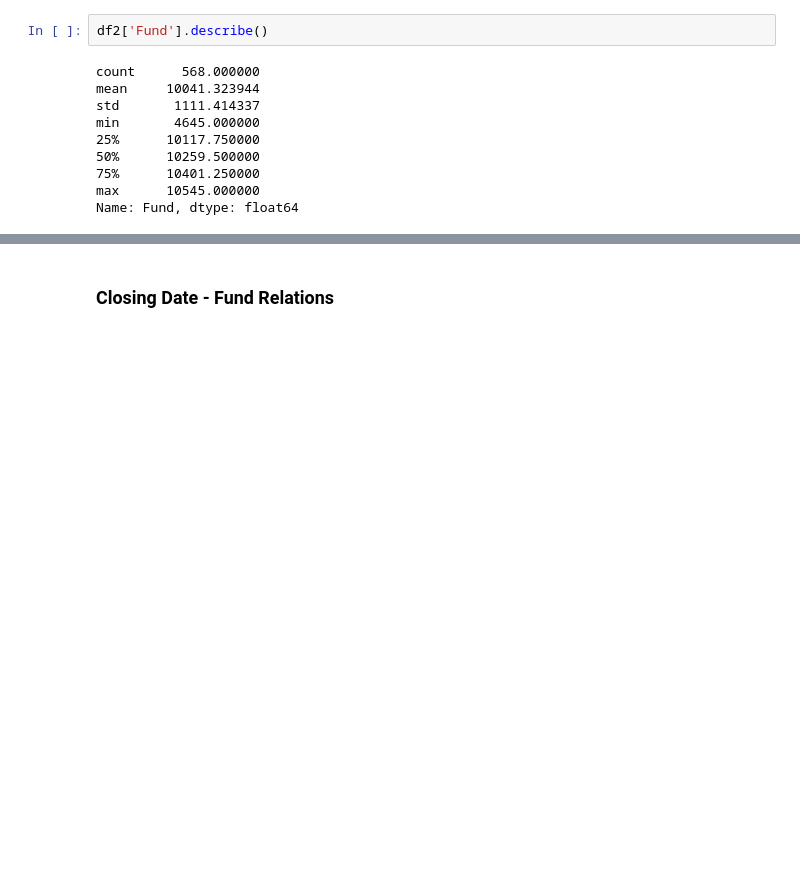
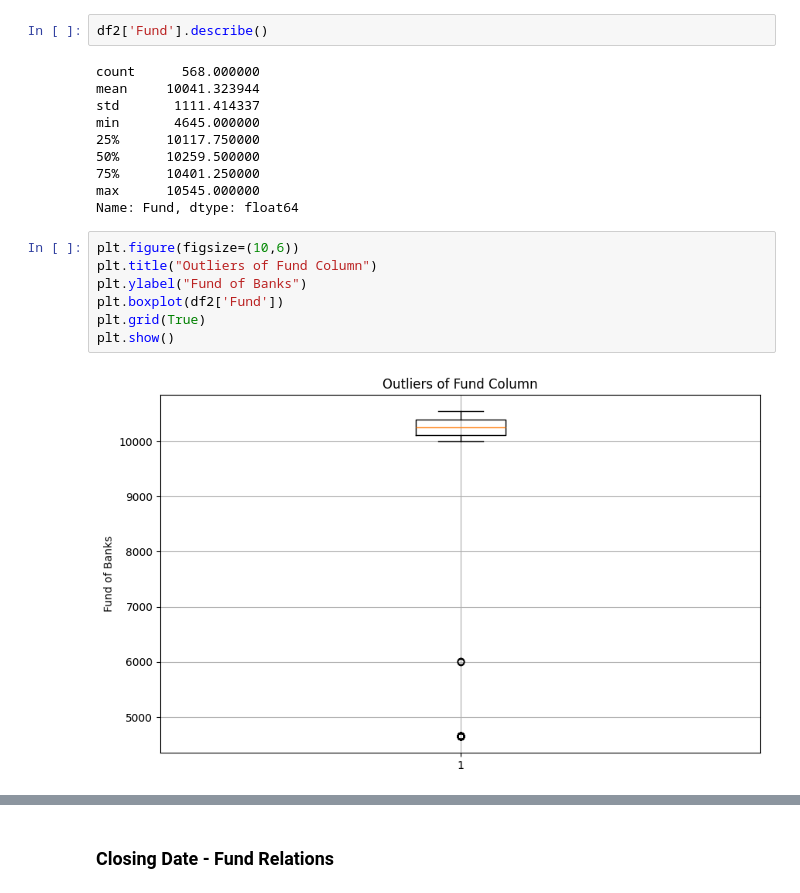
Before and after one commit to samilacak/failed-bank, a Jupyter notebook: failed_bank.ipynb, the cells around one changed output, grey strips where cells are left out. Drawn from its saved outputs; the diff is of its cells as text; blank space fills up the shorter version.

```diff
--- a/failed_bank.ipynb
+++ b/failed_bank.ipynb
@@ -124,4 +146,13 @@ min       4645.000000
 75%      10401.250000
 max      10545.000000
 Name: Fund, dtype: float64
+# %%
+plt.figure(figsize=(10,6))
+plt.title("Outliers of Fund Column")
+plt.ylabel("Fund of Banks")
+plt.boxplot(df2['Fund'])
+plt.grid(True)
+plt.show()
+# %% [output]
+[figure, added]
 # %%
```
Also changed, not shown: parts of 17 cells of this notebook.
